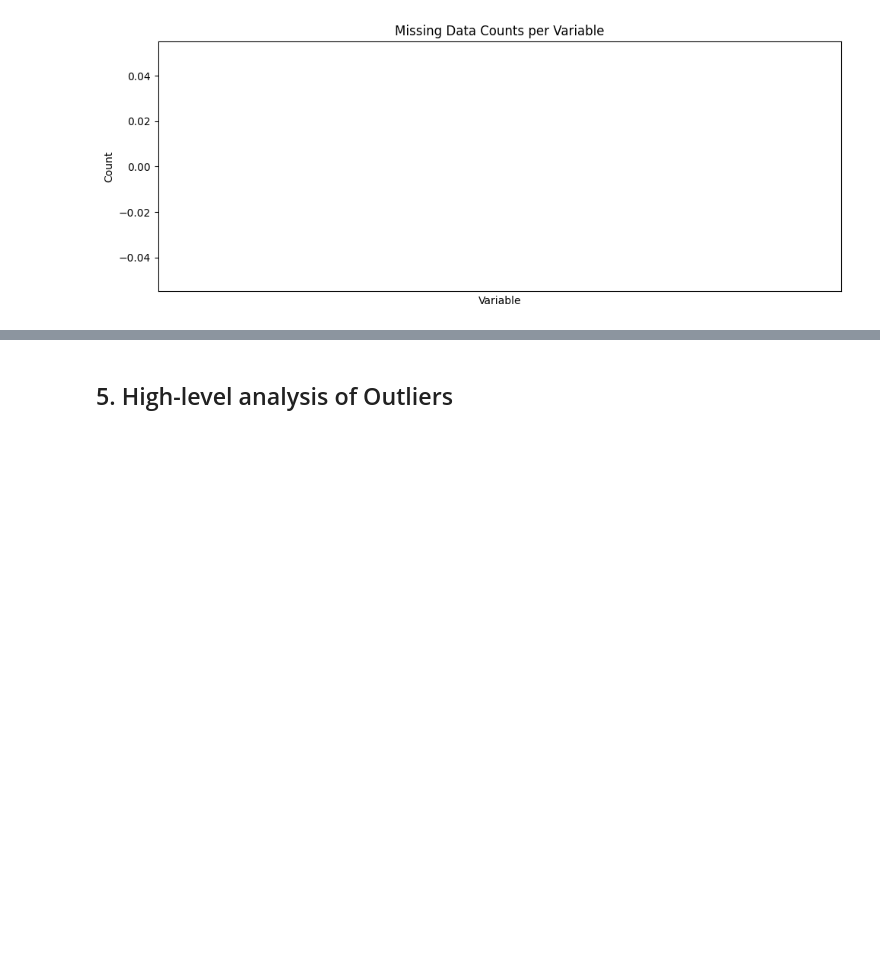
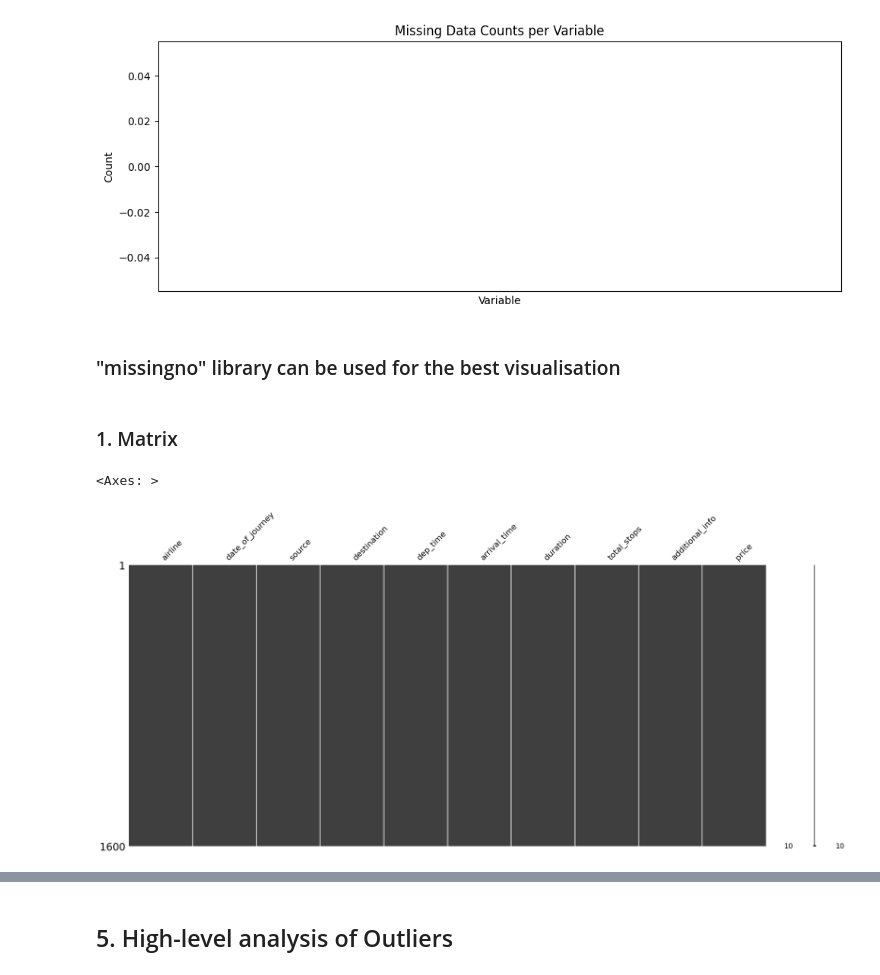
Before and after one commit to Hari7531/flights-sagemaker-project, a Jupyter notebook: notebook/eda.ipynb, the cells around one changed output, grey strips where cells are left out. Saved outputs shown, nothing was run; the diff lists cells and outputs as text; code cells hidden in the pictures; blank space fills up the shorter version.

```diff
--- a/notebook/eda.ipynb
+++ b/notebook/eda.ipynb
@@ -139,3 +137,5 @@ eda_helper_functions.missing_info(train)
 eda_helper_functions.plot_missing_info(train)
 # %% [output]
 [figure]
+# %% [markdown]
+### "missingno" library can be used for the best visualisation
@@ -141,0 +145,7 @@ eda_helper_functions.plot_missing_info(train)
+# %% [markdown]
+### 1. Matrix
+# %%
+mino.matrix(train)
+# %% [output]
+<Axes: >
+[figure, added]
```
Also changed, not shown: parts of 91 cells of this notebook, 2 other files.
